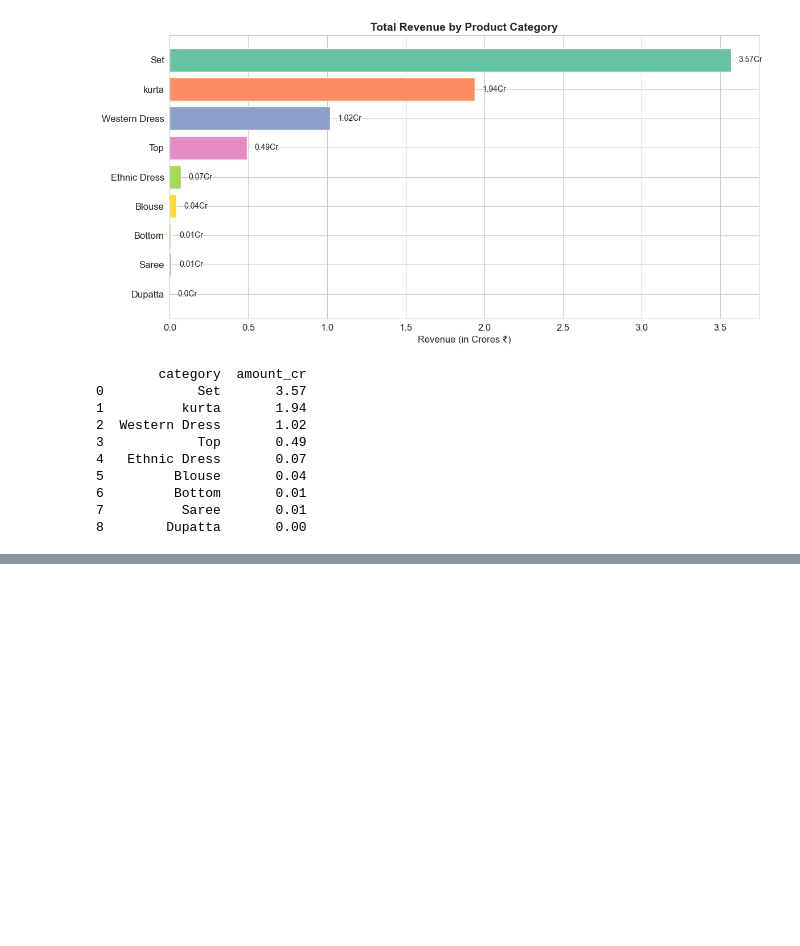
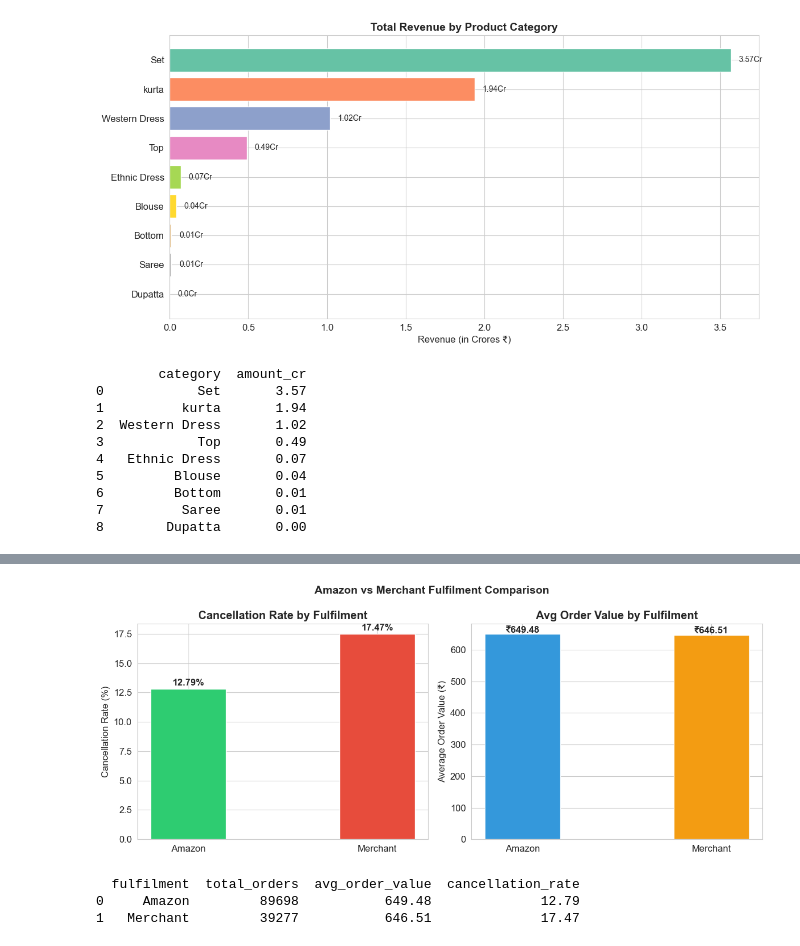
Before and after one commit to AbhishekSohal/Ecommerce_Dashboard, a Jupyter notebook: amazon_analysis.ipynb, the cells around one changed output, grey strips where cells are left out. Drawn from its saved outputs; the diff is of its cells as text; code cells hidden in the pictures; blank space fills up the shorter version.

```diff
--- a/amazon_analysis.ipynb
+++ b/amazon_analysis.ipynb
@@ -243,0 +364,40 @@ plt.show()
+# %%
+#Fulfilment Type Comparison
+
+df_raw = pd.read_csv(r"D:\Datasets\e_commerce_dataset\Amazon Sale Report.csv", low_memory=False)
+df_raw.columns = df_raw.columns.str.strip().str.lower().str.replace(' ', '_').str.replace('-', '_')
+df_raw = df_raw[df_raw['month_name'] != 'Mar 2022'] if 'month_name' in df_raw.columns else df_raw
+
+fulfilment_stats = df_raw.groupby('fulfilment').agg(
+    total_orders=('order_id', 'count'),
+    avg_order_value=('amount', 'mean'),
+    cancellation_rate=('status', lambda x: (x.astype(str).str.contains('Cancelled', case=False).sum() / len(x)) * 100)
+).round(2).reset_index()
+
+fig,axes=plt.subplots(1,2,figsize=(12,5))
+# Chart 1 for Cancellation rate
+axes[0].bar(fulfilment_stats['fulfilment'],fulfilment_stats['cancellation_rate'],color=['#2ecc71', '#e74c3c'], width=0.4)
+axes[0].set_title('Cancellation Rate by Fulfilment', fontweight='bold')
+axes[0].set_ylabel('Cancellation Rate (%)')
+# adding percentage labels above each bar
+for i,val in enumerate(fulfilment_stats['cancellation_rate']):
+    axes[0].text(i,val+0.3,f'{val}%',ha='center',fontweight='bold')
+
+#Chart 2 for Avg order value
+axes[1].bar(fulfilment_stats['fulfilment'], fulfilment_stats['avg_order_value'],
+            color=['#3498db', '#f39c12'], width=0.4)
+axes[1].set_title('Avg Order Value by Fulfilment', fontweight='bold')
+axes[1].set_ylabel('Average Order Value (₹)')
+for i, val in enumerate(fulfilment_stats['avg_order_value']):
+    axes[1].text(i,val + 5, f'₹{val}', ha='center', fontweight='bold')
+
+plt.suptitle('Amazon vs Merchant Fulfilment Comparison', fontsize=14, fontweight='bold')
+plt.tight_layout()
+plt.savefig('fulfilment_comparison.png', dpi=150, bbox_inches='tight')
+plt.show()
+print(fulfilment_stats)
+# %% [output]
+[figure, added]
+  fulfilment  total_orders  avg_order_value  cancellation_rate
+0     Amazon         89698           649.48              12.79
+1   Merchant         39277           646.51              17.47
```
Also changed, not shown: parts of 11 cells of this notebook, 9 other files.
